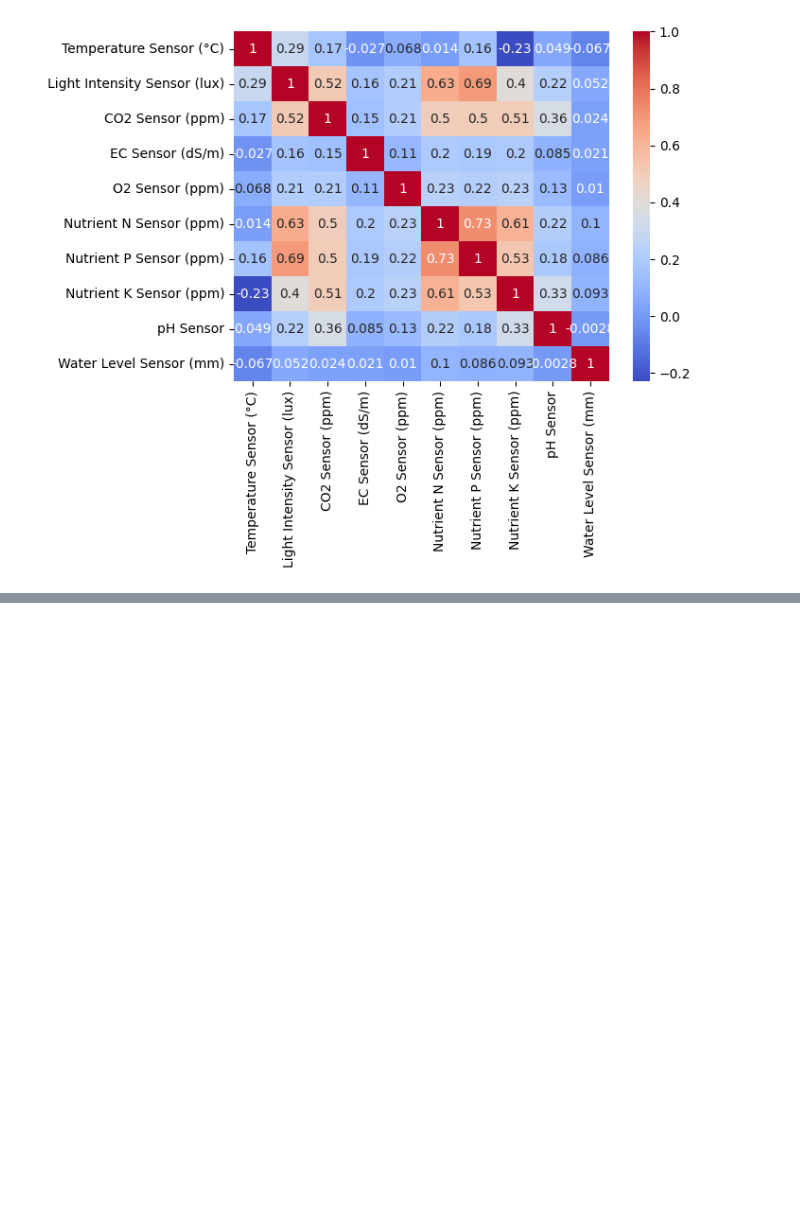
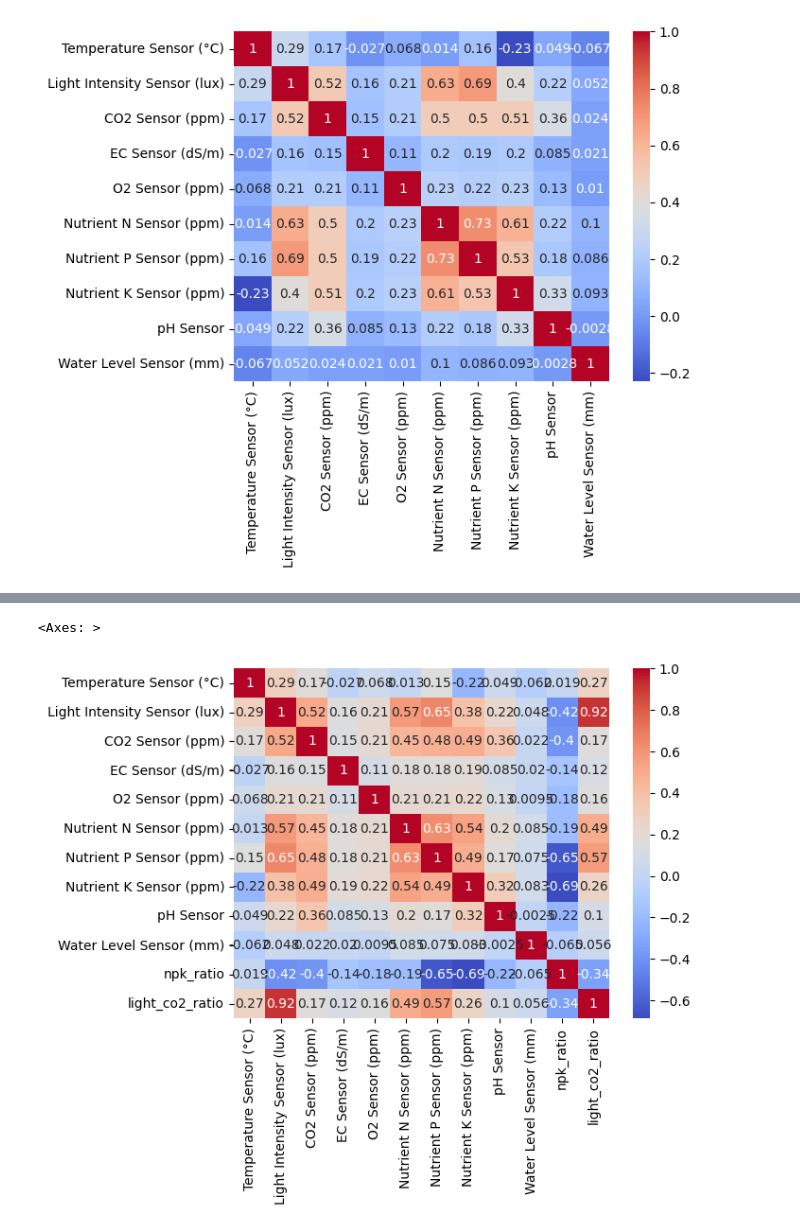
Before and after one commit to Anish-Gholap/agricultural-ml-pipeline, a Jupyter notebook: eda.ipynb, the cells around one changed output, grey strips where cells are left out. Drawn from its saved outputs; the diff is of its cells as text; code cells hidden in the pictures; blank space fills up the shorter version.

```diff
--- a/eda.ipynb
+++ b/eda.ipynb
@@ -372,0 +429,5 @@ sns.heatmap(df[attributes].corr(), cmap='coolwarm', annot=True)
+# %%
+sns.heatmap(df_transformed[attributes].corr(), cmap='coolwarm', annot=True)
+# %% [output]
+<Axes: >
+[figure, added]
```
Also changed, not shown: parts of 24 cells of this notebook, 10 other files.
